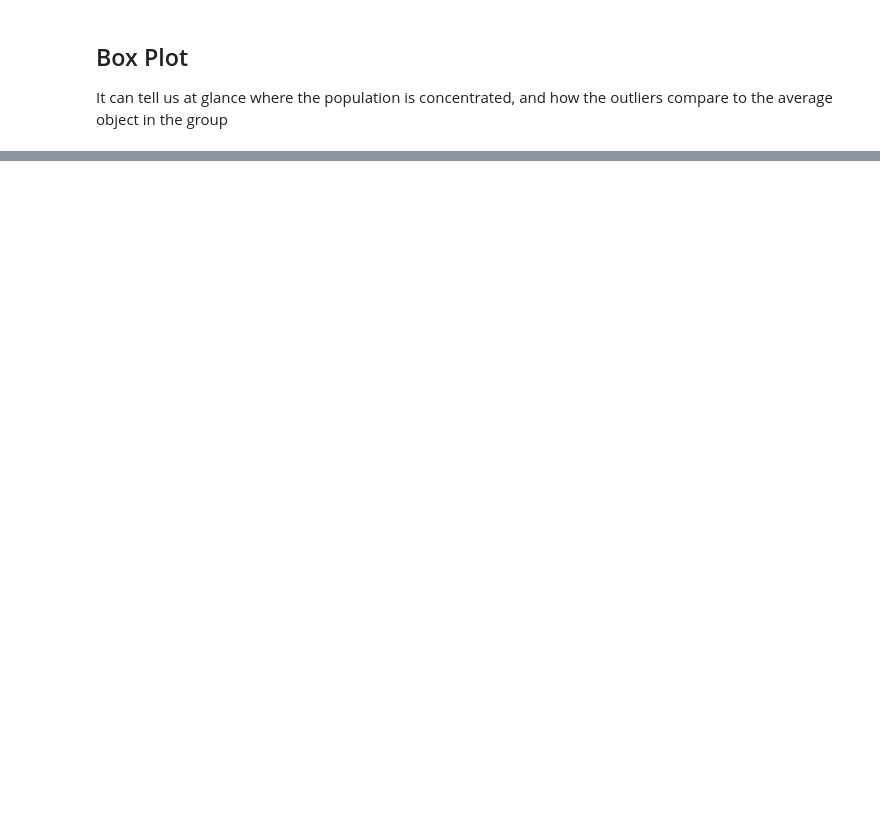
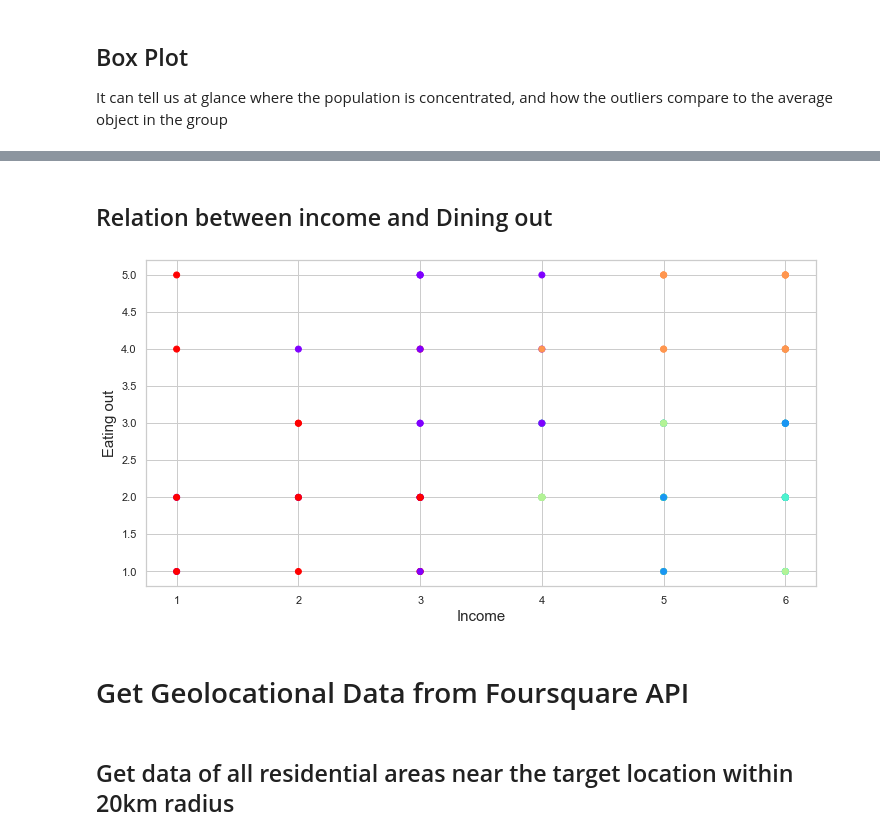
Before and after one commit to digital-programmer/hostel-geolocation-eda, a Jupyter notebook: analysis.py.ipynb, the cells around one changed output, grey strips where cells are left out. Drawn from its saved outputs; the diff is of its cells as text; code cells hidden in the pictures; blank space fills up the shorter version.

```diff
--- a/analysis.py.ipynb
+++ b/analysis.py.ipynb
@@ -150,0 +278,15 @@ K Means Clustering will help us group locations based on the amenities located a
+# %% [markdown]
+## Relation between income and Dining out
+# %%
+sns.set(style="whitegrid",rc={'figure.figsize':(10.7,5.27)})
+plt.figure(figsize=(12,6))
+plt.scatter(food_choices["income"],food_choices["eating_out"],c=pred, cmap="rainbow")
+plt.xlabel("Income", fontsize= 15) # set labels
+plt.ylabel("Eating out", fontsize= 15)
+plt.show()
+# %% [output]
+[figure, added]
+# %% [markdown]
+# Get Geolocational Data from Foursquare API
+# %% [markdown]
+## Get data of all residential areas near the target location within 20km radius
```
Also changed, not shown: parts of 29 cells of this notebook, 4 other files.
